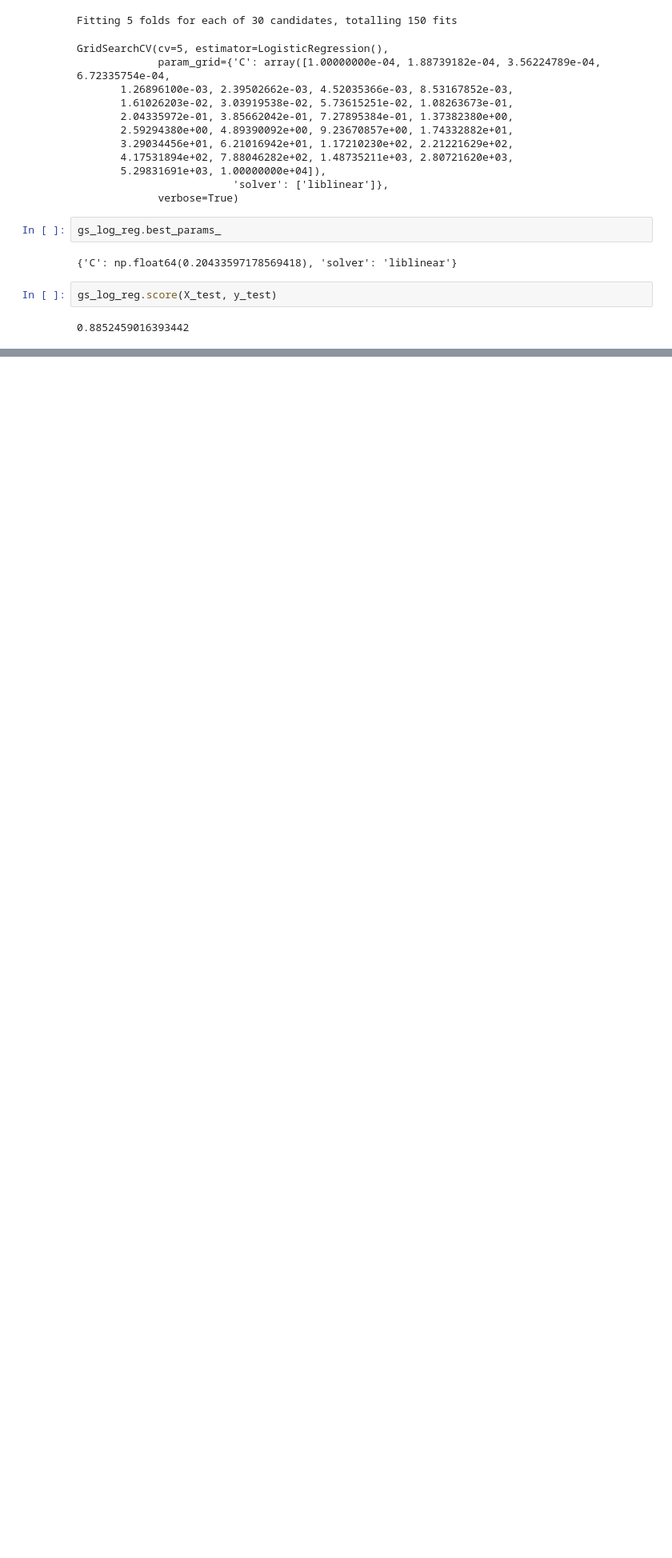
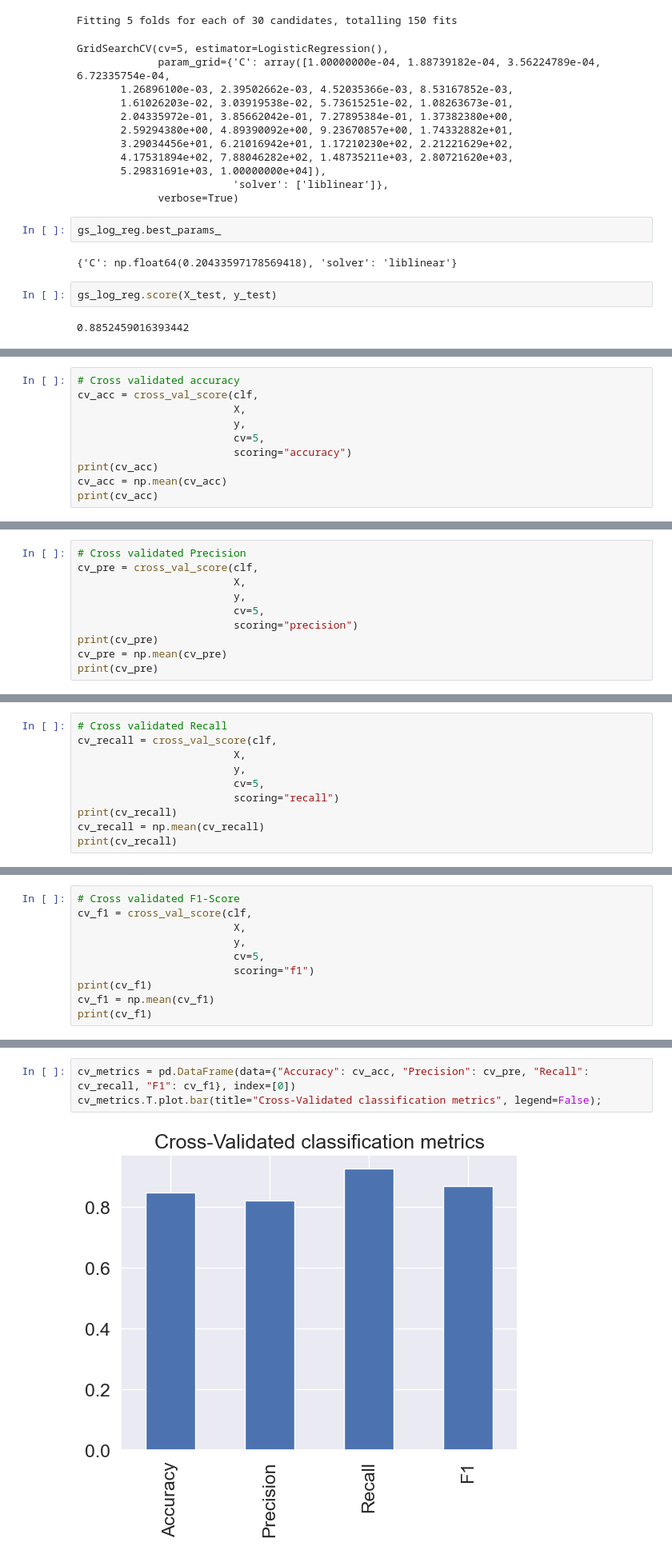
Before and after one commit to Aakash-Pandit/heart-disease-analysis-ml, a Jupyter notebook: end-to-end-disease-classification.ipynb, the cells around one changed output, grey strips where cells are left out. Shown at 80% size. Saved outputs shown, nothing was run; the diff lists cells and outputs as text; blank space fills up the shorter version.

```diff
--- a/end-to-end-disease-classification.ipynb
+++ b/end-to-end-disease-classification.ipynb
@@ -555,0 +643,10 @@ gs_log_reg.score(X_test, y_test)
+# %%
+# Cross validated accuracy
+cv_acc = cross_val_score(clf,
+                         X,
+                         y,
+                         cv=5,
+                         scoring="accuracy")
+print(cv_acc)
+cv_acc = np.mean(cv_acc)
+print(cv_acc)
@@ -555,0 +656,10 @@ gs_log_reg.score(X_test, y_test)
+# %%
+# Cross validated Precision
+cv_pre = cross_val_score(clf,
+                         X,
+                         y,
+                         cv=5,
+                         scoring="precision")
+print(cv_pre)
+cv_pre = np.mean(cv_pre)
+print(cv_pre)
@@ -555,0 +669,10 @@ gs_log_reg.score(X_test, y_test)
+# %%
+# Cross validated Recall
+cv_recall = cross_val_score(clf,
+                         X,
+                         y,
+                         cv=5,
+                         scoring="recall")
+print(cv_recall)
+cv_recall = np.mean(cv_recall)
+print(cv_recall)
@@ -555,0 +682,10 @@ gs_log_reg.score(X_test, y_test)
+# %%
+# Cross validated F1-Score
+cv_f1 = cross_val_score(clf,
+                         X,
+                         y,
+                         cv=5,
+                         scoring="f1")
+print(cv_f1)
+cv_f1 = np.mean(cv_f1)
+print(cv_f1)
@@ -555,0 +695,5 @@ gs_log_reg.score(X_test, y_test)
+# %%
+cv_metrics = pd.DataFrame(data={"Accuracy": cv_acc, "Precision": cv_pre, "Recall": cv_recall, "F1": cv_f1}, index=[0])
+cv_metrics.T.plot.bar(title="Cross-Validated classification metrics", legend=False);
+# %% [output]
+[figure, added]
```
Also changed, not shown: parts of 24 cells of this notebook.
